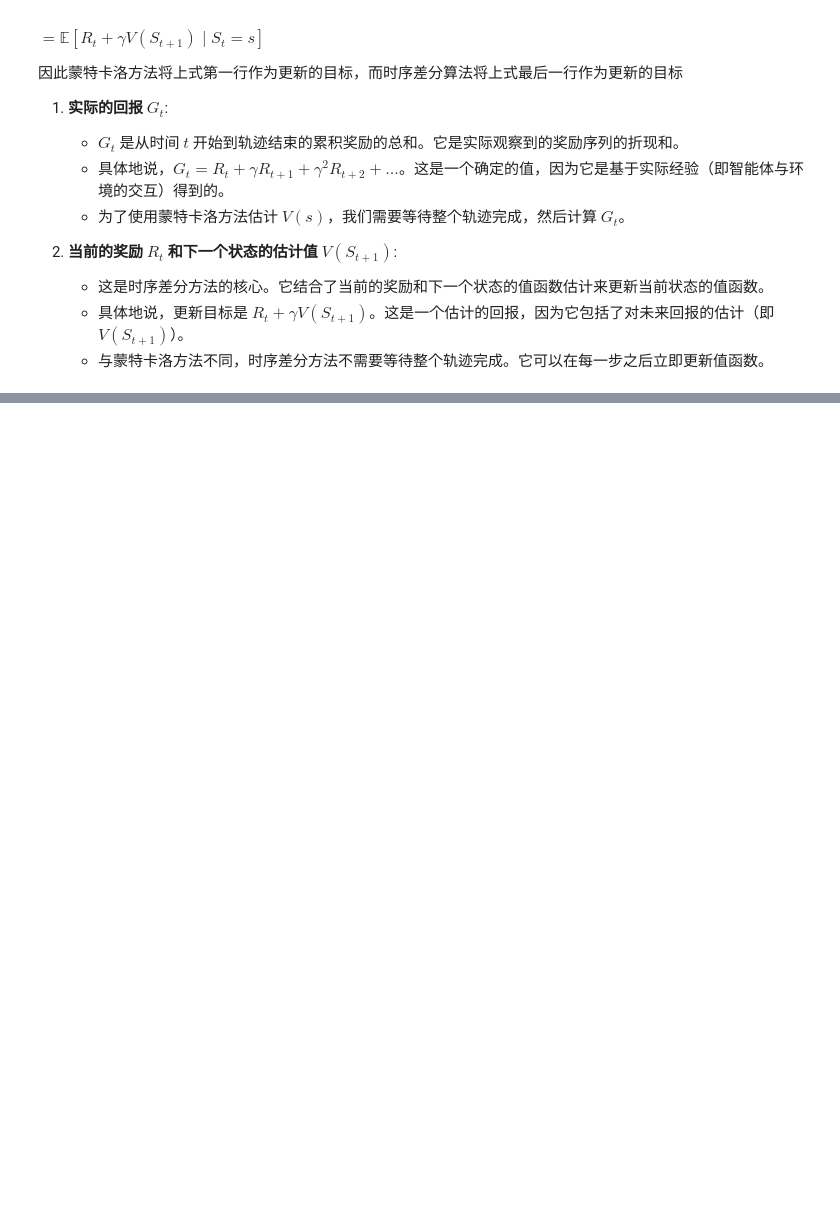
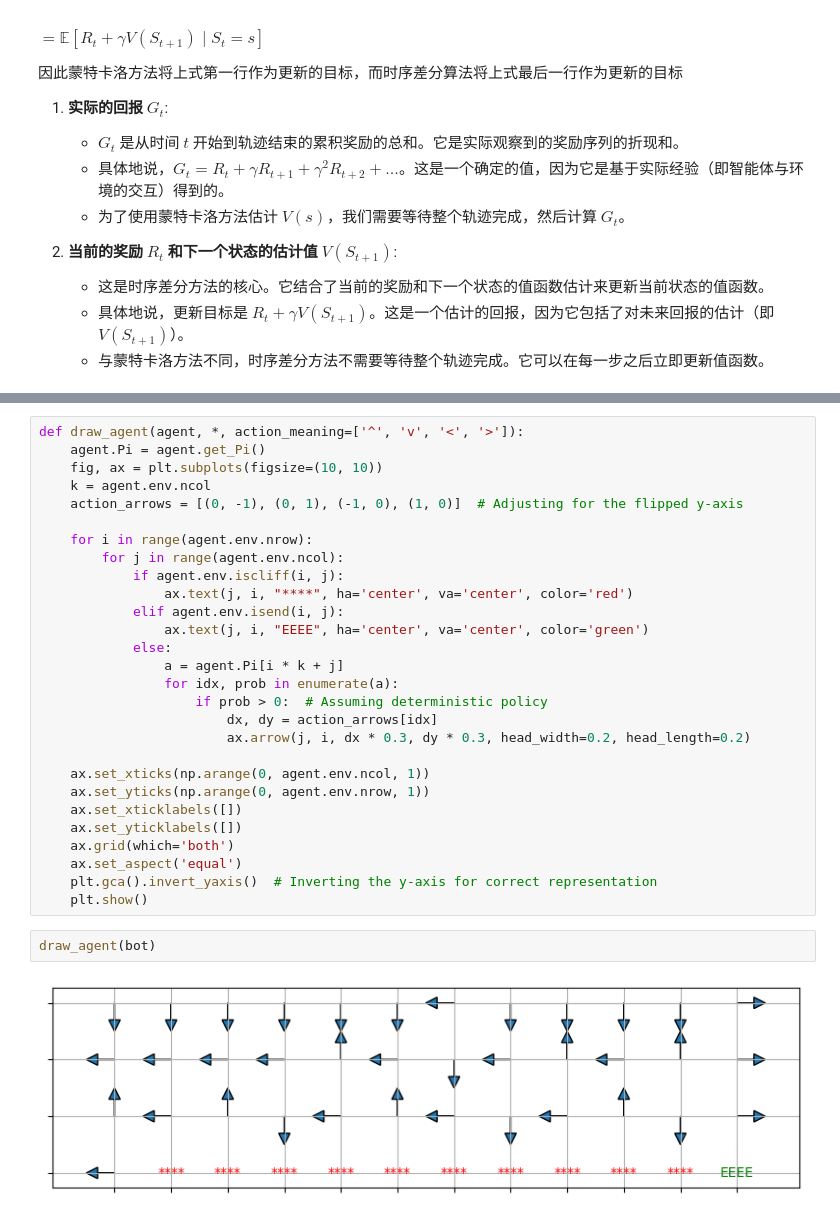
Before and after one commit to zmr-233/2_ML, a Jupyter notebook: 4-TD_TemporalDiffernce.ipynb, the cells around one changed output, grey strips where cells are left out. Saved outputs shown, nothing was run; the diff lists cells and outputs as text; blank space fills up the shorter version.

```diff
--- a/4-TD_TemporalDiffernce.ipynb
+++ b/4-TD_TemporalDiffernce.ipynb
@@ -70,0 +286,32 @@ $$
+# %%
+def draw_agent(agent, *, action_meaning=['^', 'v', '<', '>']):
+    agent.Pi = agent.get_Pi()
+    fig, ax = plt.subplots(figsize=(10, 10))
+    k = agent.env.ncol
+    action_arrows = [(0, -1), (0, 1), (-1, 0), (1, 0)]  # Adjusting for the flipped y-axis
+
+    for i in range(agent.env.nrow):
+        for j in range(agent.env.ncol):
+            if agent.env.iscliff(i, j):
+                ax.text(j, i, "****", ha='center', va='center', color='red')
+            elif agent.env.isend(i, j):
+                ax.text(j, i, "EEEE", ha='center', va='center', color='green')
+            else:
+                a = agent.Pi[i * k + j]
+                for idx, prob in enumerate(a):
+                    if prob > 0:  # Assuming deterministic policy
+                        dx, dy = action_arrows[idx]
+                        ax.arrow(j, i, dx * 0.3, dy * 0.3, head_width=0.2, head_length=0.2)
+
+    ax.set_xticks(np.arange(0, agent.env.ncol, 1))
+    ax.set_yticks(np.arange(0, agent.env.nrow, 1))
+    ax.set_xticklabels([])
+    ax.set_yticklabels([])
+    ax.grid(which='both')
+    ax.set_aspect('equal')
+    plt.gca().invert_yaxis()  # Inverting the y-axis for correct representation
+    plt.show()
+# %%
+draw_agent(bot)
+# %% [output]
+[figure, added]
```
Also changed, not shown: parts of 14 cells of this notebook.
